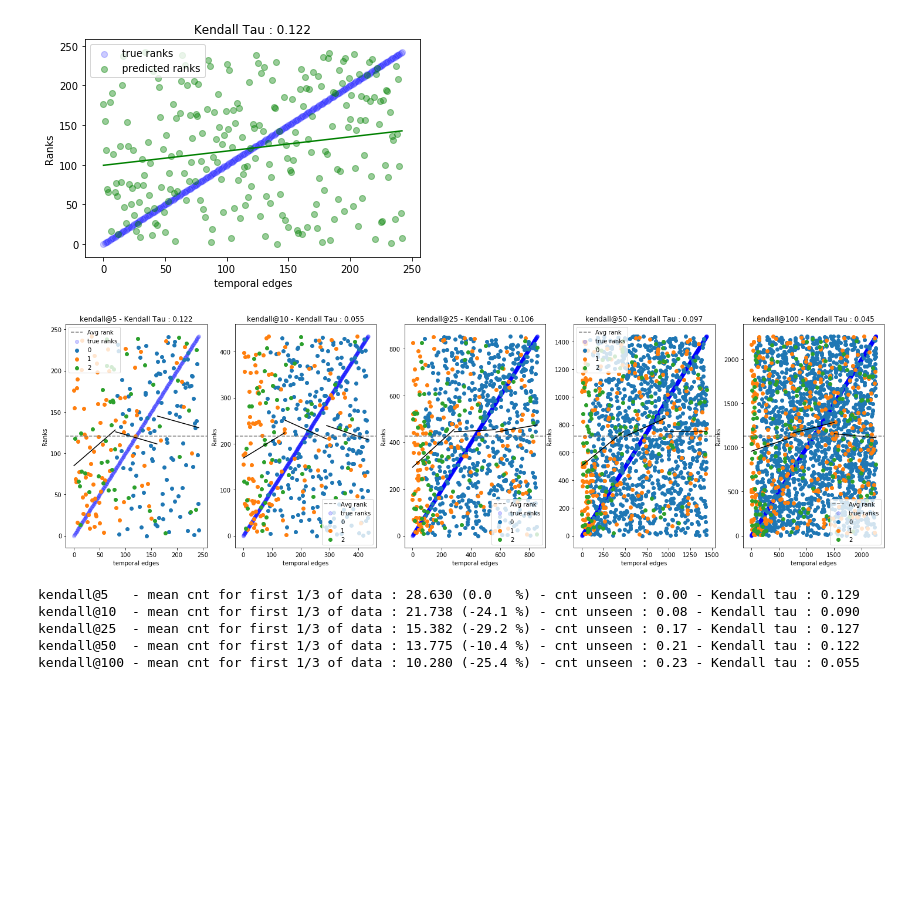
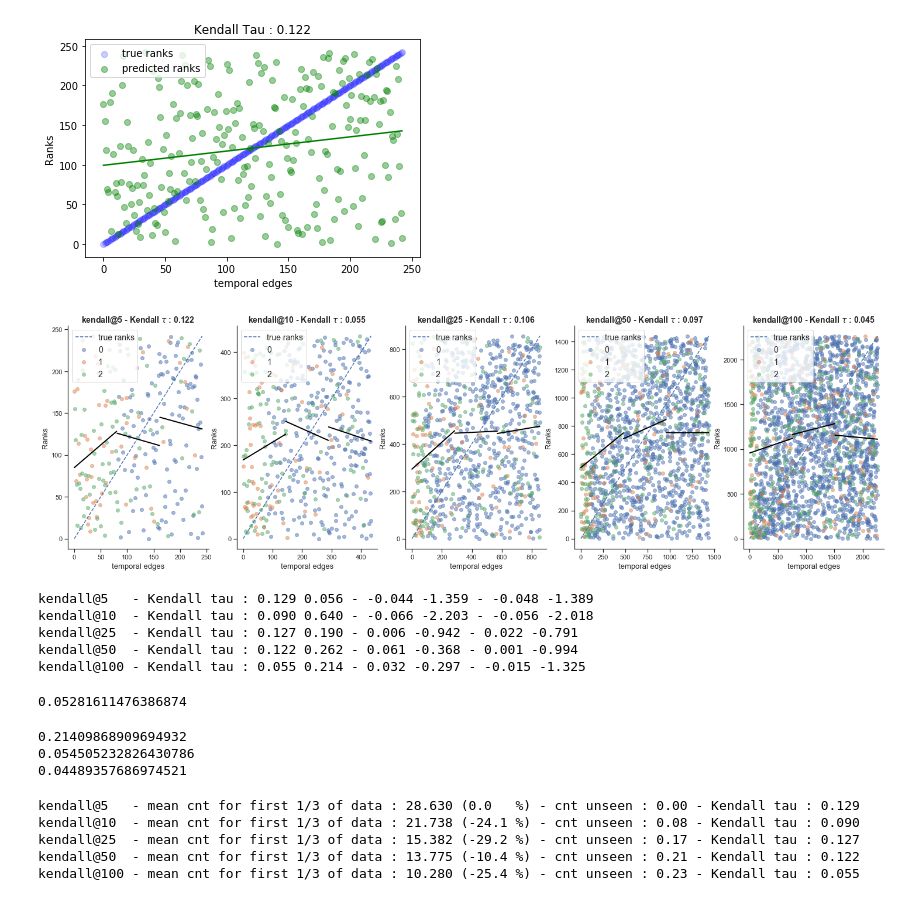
Before and after one commit to simondelarue/dynGNN, a Jupyter notebook: GNN/logs/SF2H/Rank_analysis.ipynb, the cells around one changed output. Cells and saved outputs as stored; diff of their text form; code cells hidden in the pictures; blank space fills up the shorter version.

```diff
--- a/GNN/logs/SF2H/Rank_analysis.ipynb
+++ b/GNN/logs/SF2H/Rank_analysis.ipynb
@@ -46,7 +46,7 @@ def func(x):
     else:
         return str(x['dest'])+str(x['src'])
 
-df_train = pd.read_pickle('SF2H_train.pkl')
+df_train = pd.read_pickle('data/SF2H_train_bis.pkl')
 df_train['label'] = df_train.apply(func, axis=1)
 
 global dic_cnt
@@ -87,13 +97,13 @@ Most frequent events :
 def compute_class(cnt):
     if cnt == 0:
         return '0'
-    elif cnt > 0 and cnt <= 5:
+    elif cnt > 0 and cnt <= 1:
         return '1'
     else:
         return '2'
 
 def load_data(model_name, feat_struct, metric):
-    return pd.read_pickle(f'preds_{feat_struct}_{model_name}_{metric}.pkl')
+    return pd.read_pickle(f'data/preds_{feat_struct}_{model_name}_{metric}.pkl')
 
 def preprocess_data(model_name, feat_struct, metric):
 
@@ -425,40 +437,85 @@ plt.title(f'Kendall Tau : {stats.kendalltau(y, y_pred)[0]:.3f}')
 Text(0.5, 1.0, 'Kendall Tau : 0.122')
 [figure]
 # %%
+custom_params = {"axes.spines.right": False, "axes.spines.top": False}
+sns.set_theme(style="ticks", rc=custom_params)
+
 fig, ax = plt.subplots(1, len(metrics_at), figsize=(25, 7))
 split = 3
 
 for idx, metric in enumerate(metrics_at):
     # Filter df
     df_tmp_pdag = df_tot_graphSage_tempEdges.loc[df_tot_graphSage_tempEdges['metric']==metric]
 
     y = df_tmp_pdag.true_ranks
     y_pred = df_tmp_pdag.pred_ranks
     c = df_tmp_pdag.cnt
 
     lr_preds = []
     for i, (X, arr) in enumerate(zip(np.array_split(np.array(y), split), np.array_split(np.array(y_pred), split))):
         #X = np.array(range(len(arr))).reshape(-1, 1) #+ np.ones(len(X)) + (i * len(arr))
         X = X.reshape(-1, 1)
         lr = LinearRegression(fit_intercept=True).fit(X, arr)
         #print(lr.coef_, lr.intercept_)
         lr_pred = lr.predict(X)
         lr_preds.append(lr_pred)
-        ax[idx].plot(X, lr_pred, color='black')
+        ax[idx].plot(X, lr_pred, color='black', linewidth=2)
 
     # Plot
-    ax[idx].axhline(np.mean(y_pred), linestyle='--', color='grey', label='Avg rank')
-    ax[idx].scatter(range(len(y)), y, color='blue', alpha=0.2, label='true ranks')
+    #ax[idx].axhline(np.mean(y_pred), linestyle='--', color='grey', label='Avg rank')
+    #ax[idx].scatter(range(len(y)), y, color='blue', alpha=0.01, label='true ranks')
+    ax[idx].plot(range(len(y)), y, label=('true ranks'), linestyle='--')
     groups = df_tmp_pdag.groupby('cnt_class')
     for name, group in groups:
-        ax[idx].scatter(group.true_ranks, group.pred_ranks, label=name)
+        ax[idx].scatter(group.true_ranks, group.pred_ranks, label=name, alpha=0.5)
     #ax[idx].scatter(x=range(len(y)), y=y_pred, c=c, cmap='Greens', label='predicted ranks')
-    ax[idx].legend()
-    ax[idx].set_xlabel('temporal edges')
-    ax[idx].set_ylabel('Ranks')
-    ax[idx].set_title(f'{metric} - Kendall Tau : {stats.kendalltau(y, y_pred)[0]:.3f}')
+    ax[idx].legend(fontsize=14, loc='upper left')
+    ax[idx].set_xlabel('temporal edges', fontsize=13)
+    ax[idx].set_ylabel('Ranks', fontsize=13)
+    ax[idx].set_title(fr'{metric} - Kendall $\tau$ : {stats.kendalltau(y, y_pred)[0]:.3f}', fontsize=14, weight='bold')
+
+# Save figure
+fig.savefig('SF2H_corr_pred_true_ranks_QDAG_time.png')
 # %% [output]
-[figure, old version]
+[figure, new version]
+# %%
+vals = []
+unseens = []
+for idx, metric in enumerate(metrics_at):
+    # Filter df
+    df_tmp_pdag = df_tot_graphSage_tempEdges.loc[df_tot_graphSage_tempEdges['metric']==metric]
+    y = df_tmp_pdag.true_ranks
+    y_pred = df_tmp_pdag.pred_ranks
+    init_t = stats.kendalltau(y, y_pred)[0]
+    n = df_tmp_pdag.shape[0]
+    third = int(n/3)
+    df_tmp_pdag_1 = df_tmp_pdag.iloc[:third]
+    df_tmp_pdag_2 = df_tmp_pdag.iloc[third:(2*third)]
+    df_tmp_pdag_3 = df_tmp_pdag.iloc[(2*third):]
+
+    k1 = stats.kendalltau(df_tmp_pdag_1.true_ranks.values, df_tmp_pdag_1.pred_ranks.values)[0]
+    k2 = stats.kendalltau(df_tmp_pdag_2.true_ranks.values, df_tmp_pdag_2.pred_ranks.values)[0]
+    k3 = stats.kendalltau(df_tmp_pdag_3.true_ranks.values, df_tmp_pdag_3.pred_ranks.values)[0]
+
+    print(f'{metric:<11} - Kendall tau : {k1:.3f} {(k1-init_t)/abs(init_t):.3f} - {k2:.3f} {(k2-init_t)/abs(init_t):.3f} - {k3:.3f} {(k3-init_t)/abs(init_t):.3f}')
+# %% [output]
+kendall@5   - Kendall tau : 0.129 0.056 - -0.044 -1.359 - -0.048 -1.389
+kendall@10  - Kendall tau : 0.090 0.640 - -0.066 -2.203 - -0.056 -2.018
+kendall@25  - Kendall tau : 0.127 0.190 - 0.006 -0.942 - 0.022 -0.791
+kendall@50  - Kendall tau : 0.122 0.262 - 0.061 -0.368 - 0.001 -0.994
+kendall@100 - Kendall tau : 0.055 0.214 - 0.032 -0.297 - -0.015 -1.325
+# %%
+(0.129012346 - 0.12219841512770806)/abs(0.129012346)
+# %% [output]
+0.05281611476386874
+# %%
+print((k1-init_t)/abs(init_t))
+print(k1)
+print(init_t)
+# %% [output]
+0.21409868909694932
+0.054505232826430786
+0.04489357686974521
 # %%
 vals = []
 unseens = []
```
Also changed, not shown: parts of 16 cells of this notebook.
